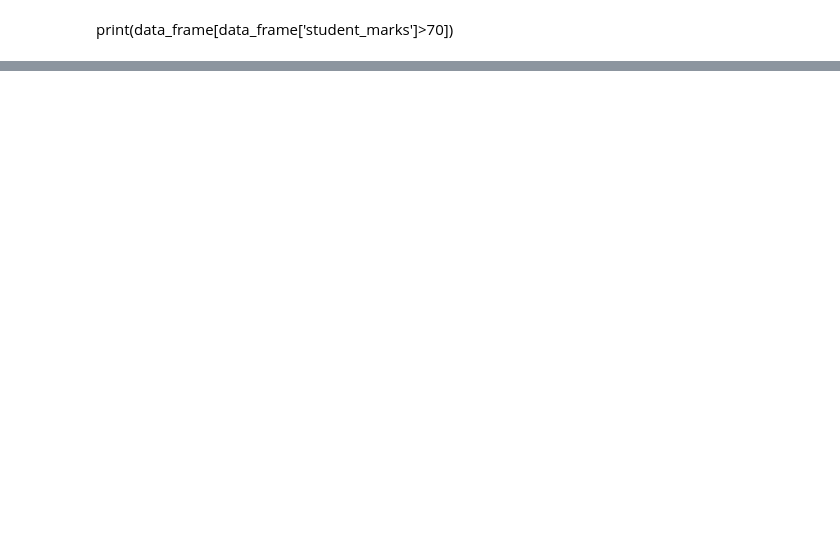
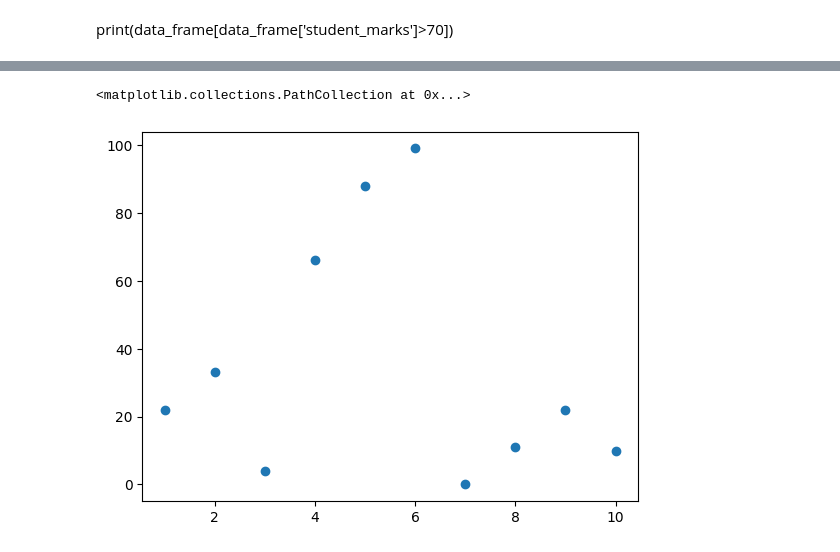
Before and after one commit to venkateshthota123/project, a Jupyter notebook: data_science.ipynb, the cells around one changed output, grey strips where cells are left out. Cells and saved outputs as stored; diff of their text form; code cells hidden in the pictures; blank space fills up the shorter version.

```diff
--- a/data_science.ipynb
+++ b/data_science.ipynb
@@ -320,0 +343,5 @@ df.sort_values(by=['student_name'])
+# %%
+plt.scatter(days,arr)
+# %% [output]
+<matplotlib.collections.PathCollection at 0x...>
+[figure, added]
```
Also changed, not shown: parts of 20 cells of this notebook.
